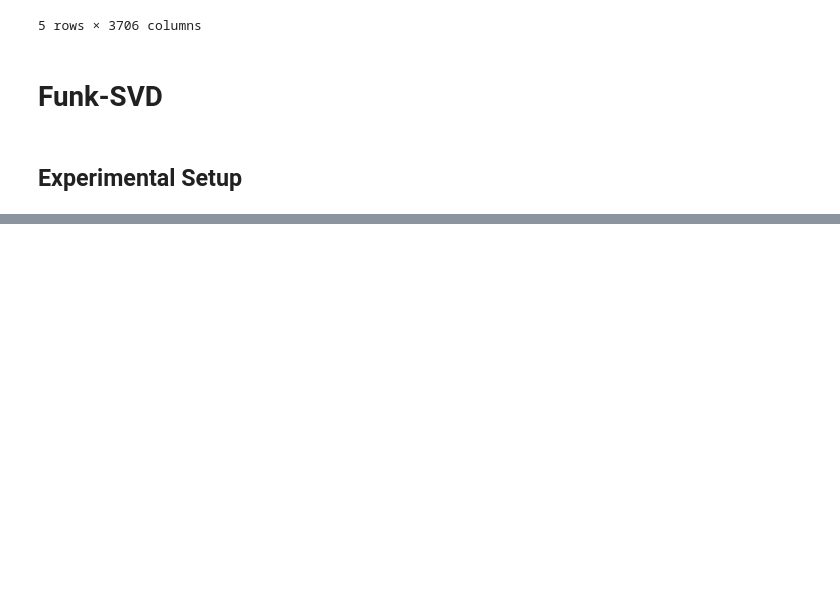
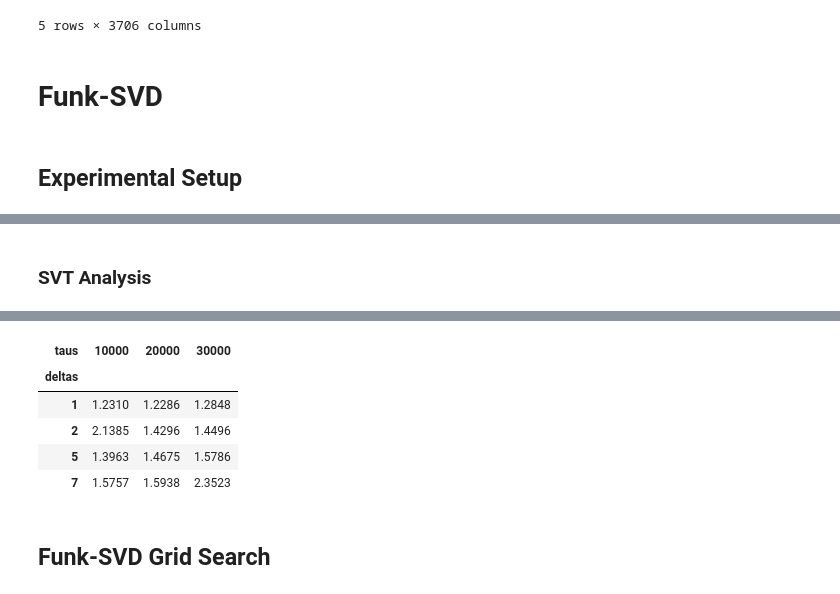
Before and after one commit to danielkorat/recommend, a Jupyter notebook: recommend.ipynb, the cells around one changed output, grey strips where cells are left out. Drawn from its saved outputs; the diff is of its cells as text; code cells hidden in the pictures; blank space fills up the shorter version.

Commit message:
finalize grid searches with best epoch

```diff
--- a/recommend.ipynb
+++ b/recommend.ipynb
@@ -410,0 +419,19 @@ def plot_experiment(hist):
+# %%
+taus= [20000, 10000, 30000]
+deltas=[1, 2, 5, 7]
+
+hists = []
+for tau, delta in product(taus,deltas):
+    print(f"tau: {tau}, delta: {delta}\n")
+    try:
+        hist,model = run_svt(train=M_train_df, test=M_test_df,
+                tau=tau,
+                delta=delta,
+                n_epochs=int(500 / delta),
+                )
+    except Exception as e:
+        print('encountered a problem {}. happens when SVT diverges'.format(e))
+        continue
+    hists.append({'tau':tau, 'delta':delta, 'hist': hist})
+    with open('results.json', 'w') as f:
+        json.dump(hists, f)
@@ -410,0 +456,46 @@ def plot_experiment(hist):
+# %% [markdown]
+### SVT Analysis
+# %%
+with open('results.json') as f:
+    hists = json.load(f)
+
+best = min(hists, key= lambda x: min(x.get('hist',{}).get('test_RMSE', [float('inf')])))
+svt_best_tau = best['tau']
+svt_best_delta = best['delta']
+svt_best_n_epochs = np.argmin(best['hist']['test_RMSE'])
+best_hist = best['hist']
+plot_experiment(best_hist)
+
+taus = np.unique([hist['tau'] for hist in hists])
+deltas = np.unique([hist['delta'] for hist in hists])
+rmses = []
+for tau, delta in product(taus,deltas):
+    rmse = [hist.get('hist',{}).get('test_RMSE', [np.nan])[-1] \
+            for hist in hists if hist['tau']==tau and hist['delta']==delta]
+    if rmse:
+        rmses.append(rmse[0])
+    else:
+        rmses.append(np.nan)
+rmses = np.array(rmses).reshape(len(deltas), len(taus))
+df = pd.DataFrame(rmses,index=deltas,columns=taus )
+
+df.index.name = 'deltas'
+df.columns.name = 'taus'
+
+
+def background_gradient(s, m, M, cmap='PuBu', low=0, high=0):
+    s = M-s
+    rng = M - m
+    norm = colors.Normalize(m - (rng * low),
+                            M + (rng * high))
+    normed = norm(s.values)
+    c = [colors.rgb2hex(x) for x in plt.cm.get_cmap(cmap)(normed)]
+    return ['background-color: %s' % color for color in c]
+
+df.style.apply(background_gradient,
+               cmap='PuBu',
+               m=df.min().min(),
+               M=df.max().max(),
+               low=0,
+               high=0.2).format("{:.4f}")
+# %% [output]
@@ -410,0 +503,8 @@ def plot_experiment(hist):
+| taus | 10000 | 20000 | 30000 |
+| deltas |  |  |  |
+| 1 | 1.2310 | 1.2286 | 1.2848 |
+| 2 | 2.1385 | 1.4296 | 1.4496 |
+| 5 | 1.3963 | 1.4675 | 1.5786 |
+| 7 | 1.5757 | 1.5938 | 2.3523 |
+# %% [markdown]
+## Funk-SVD Grid Search
```
Also changed, not shown: parts of 15 cells of this notebook, 1 other file.
